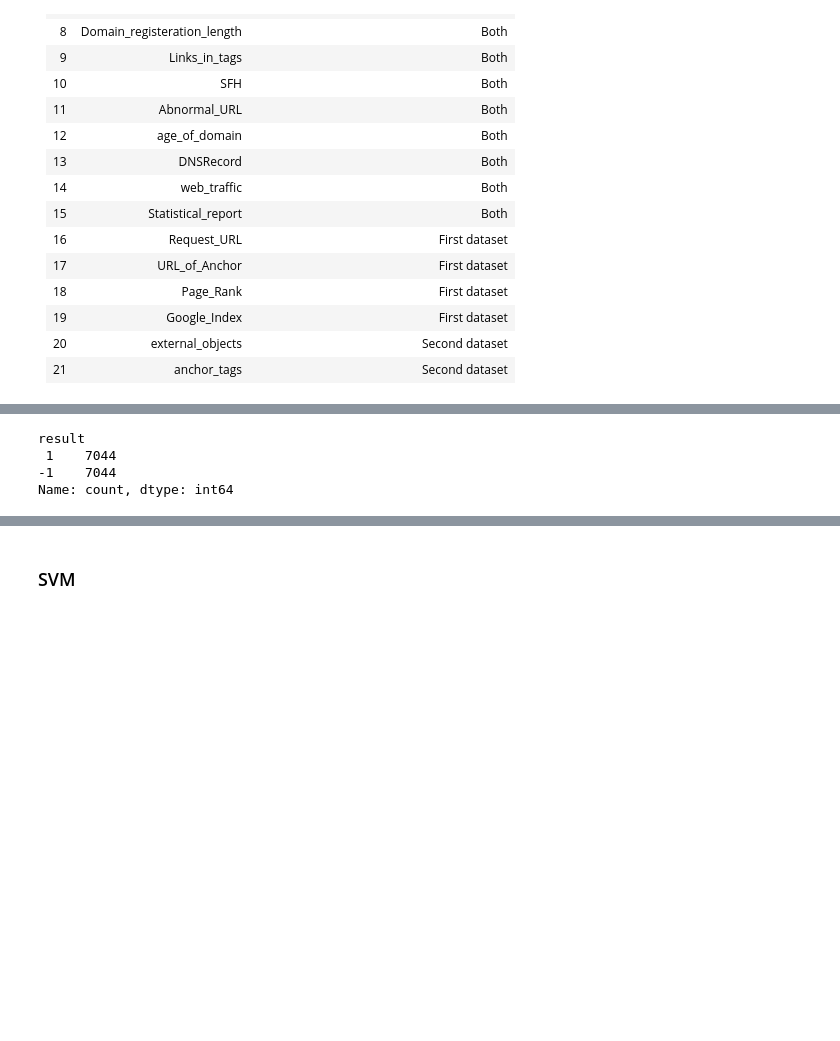
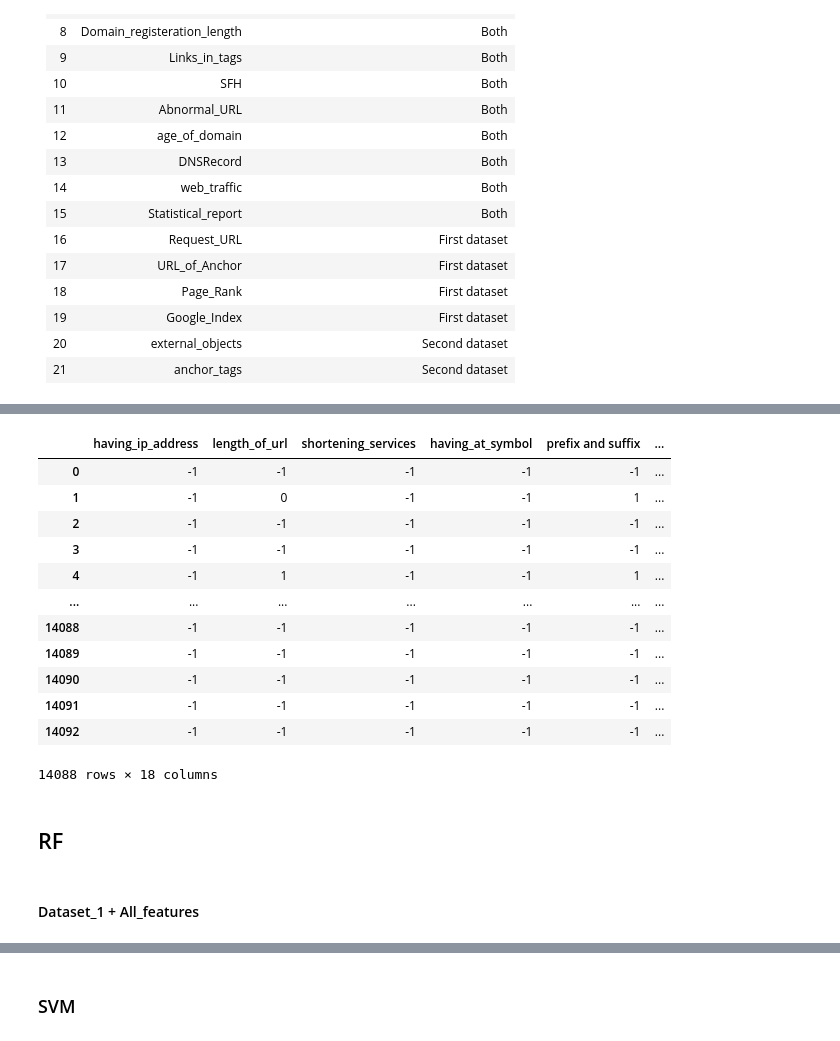
Before and after one commit to viniciuskuwakino/Cybersecurity, a Jupyter notebook: Untitled.ipynb, the cells around one changed output, grey strips where cells are left out. Drawn from its saved outputs; the diff is of its cells as text; code cells hidden in the pictures; blank space fills up the shorter version.

```diff
--- a/Untitled.ipynb
+++ b/Untitled.ipynb
@@ -191,30 +171,61 @@ Name: count, dtype: int64
 # %%
 # file_path = "trainingdataset.arff" # Dados: 11055
 # file_path = "old.arff" # Dados: 2456
+def select_random(results):
+    leg = list()
+    selected = list()
 
-df = pd.read_csv('fixed_values_ds.csv')
+    for i in range(len(results)):
+        if results[i] == 1:
+            leg.append(i)
 
-# df['result'].value_counts()
-# df.columns
+    while len(set(selected)) != 5:
+        if random.choice(leg) not in selected:
+            selected.append(random.choice(leg))
 
-ND_df = df.drop([
+    return set(selected)
+
+
+ND_df = pd.read_csv('fixed_values_ds.csv')
+
+ND_df['result'] = ND_df['result'].replace(-1, 0)
+
+res = select_random(list(ND_df['result']))
+
+n_ND_df = ND_df.drop(list(res), inplace=False)
+
+ND_df_best_features = n_ND_df.drop([
     'double-slash_redirection',
     'favicons',
     'ports',
     'https',
     'auto_email',
     'iframe_redirection',
     'on_mouse_over',
     'right_click',
     'popup_windows',
     'links_pointing',
     'image_text_keyword'
 ], axis=1)
+ND_df_best_features
+# n_ND_df['result']
 
-ND_df.drop([0,1,2,3,4], axis=0, inplace=True)
-ND_df['result'].value_counts()
+# ND_df['result'].value_counts()
 # %% [output]
+|  | having_ip_address | length_of_url | shortening_services | having_at_symbol | prefix and suffix | ... |
+| 0 | -1 | -1 | -1 | -1 | -1 | ... |
+| 1 | -1 | 0 | -1 | -1 | 1 | ... |
+| 2 | -1 | -1 | -1 | -1 | -1 | ... |
+| 3 | -1 | -1 | -1 | -1 | -1 | ... |
+| 4 | -1 | 1 | -1 | -1 | 1 | ... |
+| ... | ... | ... | ... | ... | ... | ... |
+| 14088 | -1 | -1 | -1 | -1 | -1 | ... |
+| 14089 | -1 | -1 | -1 | -1 | -1 | ... |
+| 14090 | -1 | -1 | -1 | -1 | -1 | ... |
+| 14091 | -1 | -1 | -1 | -1 | -1 | ... |
+| 14092 | -1 | -1 | -1 | -1 | -1 | ... |
-result
- 1    7044
--1    7044
-Name: count, dtype: int64
+14088 rows × 18 columns
+# %% [markdown]
+## RF
+# %% [markdown]
+#### Dataset_1 + All_features
```
Also changed, not shown: parts of 28 cells of this notebook.
